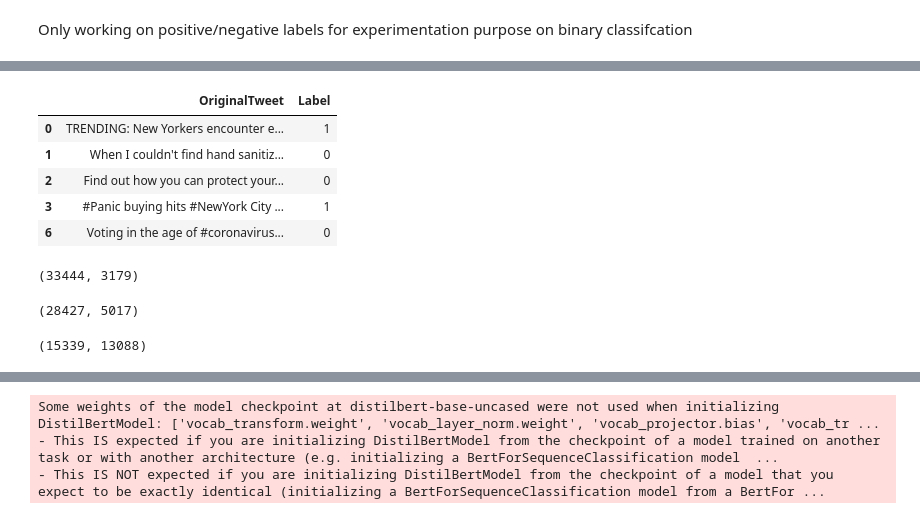
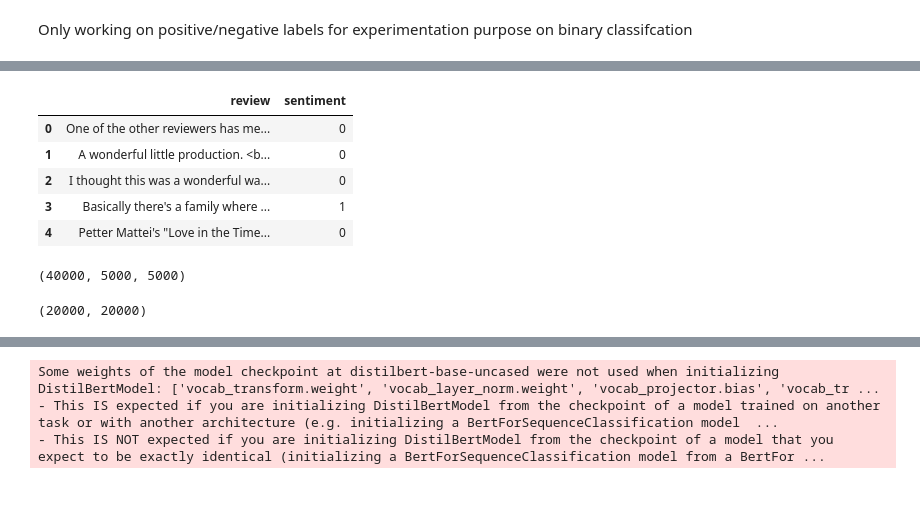
Before and after one commit to abhishekanand1710/not-too-similar, a Jupyter notebook: T-4-Deduplicate-Dataset-Corona-Sentiment-Classification.ipynb, the cells around one changed output, grey strips where cells are left out. Saved outputs shown, nothing was run; the diff lists cells and outputs as text; code cells hidden in the pictures.

```diff
--- a/T-4-Deduplicate-Dataset-Corona-Sentiment-Classification.ipynb
+++ b/T-4-Deduplicate-Dataset-Corona-Sentiment-Classification.ipynb
@@ -148,16 +108,14 @@ df.head()
-# %%
-test_df.head()
-# %% [output]
-|  | OriginalTweet | Label |
-| 0 | TRENDING: New Yorkers encounter e... | 1 |
-| 1 | When I couldn't find hand sanitiz... | 0 |
-| 2 | Find out how you can protect your... | 0 |
-| 3 | #Panic buying hits #NewYork City ... | 1 |
-| 6 | Voting in the age of #coronavirus... | 0 |
-# %%
-len(df), len(test_df)
-# %% [output]
-(33444, 3179)
+# %%
+labels = {'positive':0, 'negative':1}
+data_df['sentiment'] = data_df.sentiment.apply(lambda x: labels[x])
+data_df.head()
+# %% [output]
+|  | review | sentiment |
+| 0 | One of the other reviewers has me... | 0 |
+| 1 | A wonderful little production. <b... | 0 |
+| 2 | I thought this was a wonderful wa... | 0 |
+| 3 | Basically there's a family where ... | 1 |
+| 4 | Petter Mattei's "Love in the Time... | 0 |
 # %%
 cfg = {}
 BERT = 'bert-base-uncased'
@@ -169,7 +128,7 @@ X_train, X_val, y_train, y_val = train_test_split(df.OriginalTweet, df.Label, te
 # %%
-len(X_train), len(X_val)
+len(X_train), len(X_val), len(X_test)
 # %% [output]
-(28427, 5017)
+(40000, 5000, 5000)
 # %%
 train_df = pd.concat([X_train, y_train], axis=1).reset_index(drop=True)
 val_df = pd.concat([X_val, y_val], axis=1).reset_index(drop=True)
@@ -177,11 +136,11 @@ test_df = test_df.reset_index(drop=True)
 # %%
 embedder = SentenceTransformer('all-MiniLM-L6-v2', device=device)
 # %%
-positive_train_set = train_df[train_df['Label'] == 0].OriginalTweet.values
-negative_train_set = train_df[train_df['Label'] == 1].OriginalTweet.values
+positive_train_set = train_df[train_df['sentiment'] == 0].review.values
+negative_train_set = train_df[train_df['sentiment'] == 1].review.values
 len(positive_train_set), len(negative_train_set)
 # %% [output]
-(15339, 13088)
+(20000, 20000)
 # %%
 paraphrases_pos = util.paraphrase_mining(embedder, positive_train_set)
 # %%
```
Also changed, not shown: parts of 56 cells of this notebook.
